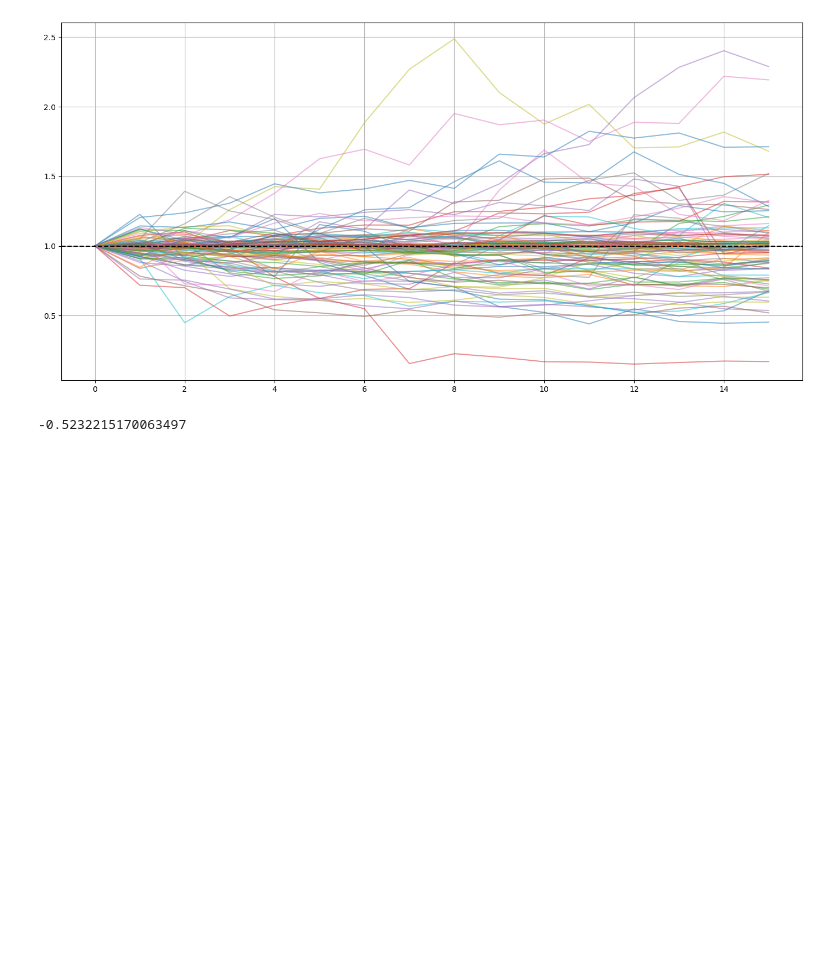
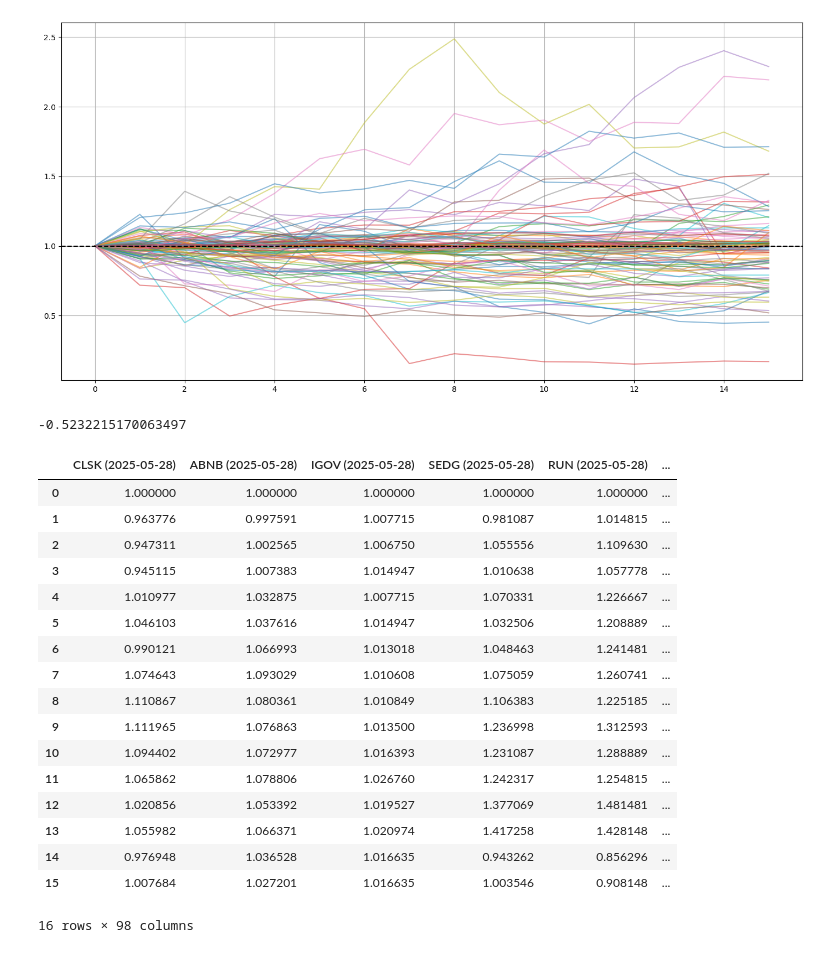
Before and after one commit to Je-Hyeon/stockWatching, a Jupyter notebook: seibro.ipynb, the cells around one changed output. Cells and saved outputs as stored; diff of their text form; code cells hidden in the pictures; blank space fills up the shorter version.

```diff
--- a/seibro.ipynb
+++ b/seibro.ipynb
@@ -26,9 +18,6 @@ True
-# %%
-# 데이터 check
-mongo_client = MongoClient(
-    os.getenv("MONGODB_URI")
-)
-db = mongo_client['quant']
-collection = db["us_stock_settlement_in_korea"]
-
-net_buy_df = pd.DataFrame(list(collection.find()))
+# %%
+today = datetime.today()
+start_date = today - timedelta(days=365)
+
+with SeibroClient() as seibro:
+    net_buy_df = seibro.get_data(start_date=start_date.strftime('%Y-%m-%d'), end_date=today.strftime('%Y-%m-%d'))
@@ -232,3 +236,24 @@ t = ((cum_res.iloc[-1] - 1) * 100)
 t.mean()
 # %% [output]
 -0.5232215170063497
+# %%
+cum_res
+# %% [output]
+|  | CLSK (2025-05-28) | ABNB (2025-05-28) | IGOV (2025-05-28) | SEDG (2025-05-28) | RUN (2025-05-28) | ... |
+| 0 | 1.000000 | 1.000000 | 1.000000 | 1.000000 | 1.000000 | ... |
+| 1 | 0.963776 | 0.997591 | 1.007715 | 0.981087 | 1.014815 | ... |
+| 2 | 0.947311 | 1.002565 | 1.006750 | 1.055556 | 1.109630 | ... |
+| 3 | 0.945115 | 1.007383 | 1.014947 | 1.010638 | 1.057778 | ... |
+| 4 | 1.010977 | 1.032875 | 1.007715 | 1.070331 | 1.226667 | ... |
+| 5 | 1.046103 | 1.037616 | 1.014947 | 1.032506 | 1.208889 | ... |
+| 6 | 0.990121 | 1.066993 | 1.013018 | 1.048463 | 1.241481 | ... |
+| 7 | 1.074643 | 1.093029 | 1.010608 | 1.075059 | 1.260741 | ... |
+| 8 | 1.110867 | 1.080361 | 1.010849 | 1.106383 | 1.225185 | ... |
+| 9 | 1.111965 | 1.076863 | 1.013500 | 1.236998 | 1.312593 | ... |
+| 10 | 1.094402 | 1.072977 | 1.016393 | 1.231087 | 1.288889 | ... |
+| 11 | 1.065862 | 1.078806 | 1.026760 | 1.242317 | 1.254815 | ... |
+| 12 | 1.020856 | 1.053392 | 1.019527 | 1.377069 | 1.481481 | ... |
+| 13 | 1.055982 | 1.066371 | 1.020974 | 1.417258 | 1.428148 | ... |
+| 14 | 0.976948 | 1.036528 | 1.016635 | 0.943262 | 0.856296 | ... |
+| 15 | 1.007684 | 1.027201 | 1.016635 | 1.003546 | 0.908148 | ... |
+16 rows × 98 columns
```
Also changed, not shown: parts of 7 cells of this notebook, 10 other files.
